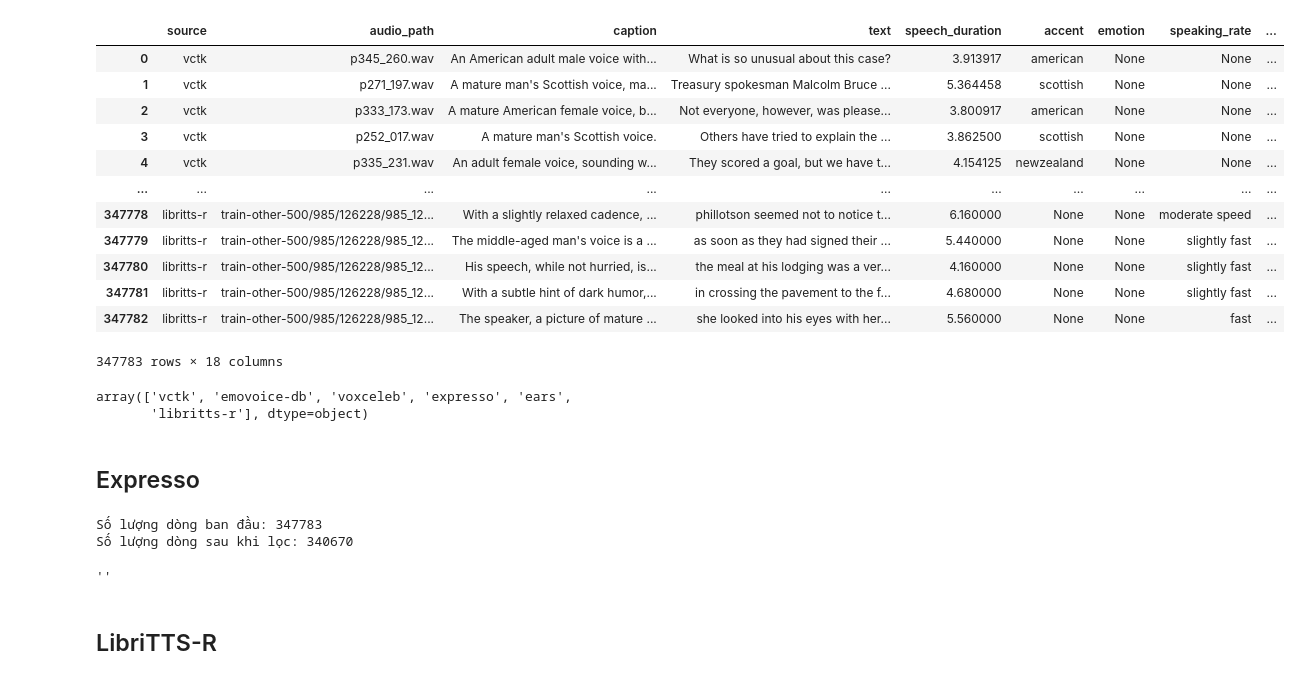
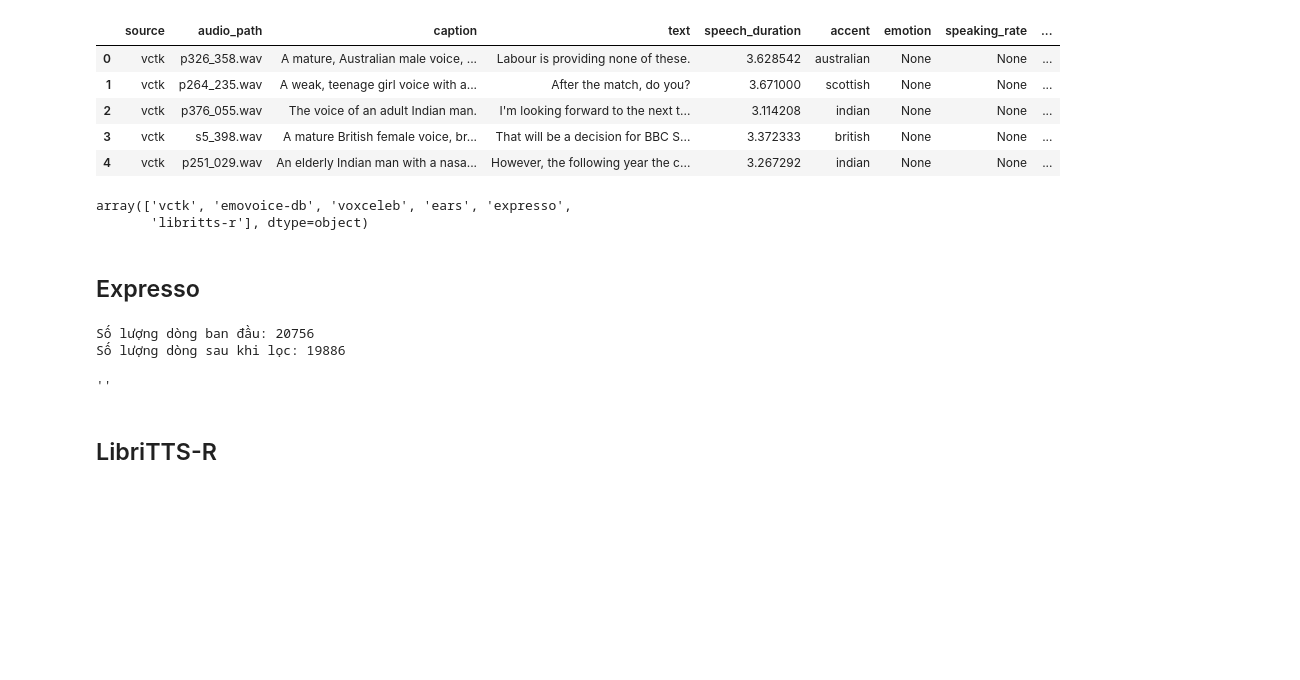
Before and after one commit to thangquang09/instruct-tts-chatterbox, a Jupyter notebook: eda.ipynb, the cells around one changed output. Saved outputs shown, nothing was run; the diff lists cells and outputs as text; code cells hidden in the pictures; blank space fills up the shorter version.

```diff
--- a/eda.ipynb
+++ b/eda.ipynb
@@ -1,28 +1,25 @@
 # %%
 from datasets import load_dataset
 
-# Login using e.g. `huggingface-cli login` to access this dataset
-ds = load_dataset("OpenSound/CapTTS-SFT")
-df = ds["train"].to_pandas()
-df
+SPLIT = "test" # ["train", "val", "test"]
+FINAL_OUPUT = f"final_data_{SPLIT}.txt"
+
+
+ds = load_dataset("OpenSound/CapTTS-SFT", split=SPLIT)
+df = ds.to_pandas()
+n_origin = len(df)
+df.head()
 # %% [output]
 |  | source | audio_path | caption | text | speech_duration | accent | emotion | speaking_rate | ... |
-| 0 | vctk | p345_260.wav | An American adult male voice with... | What is so unusual about this case? | 3.913917 | american | None | None | ... |
-| 1 | vctk | p271_197.wav | A mature man's Scottish voice, ma... | Treasury spokesman Malcolm Bruce ... | 5.364458 | scottish | None | None | ... |
-| 2 | vctk | p333_173.wav | A mature American female voice, b... | Not everyone, however, was please... | 3.800917 | american | None | None | ... |
-| 3 | vctk | p252_017.wav | A mature man's Scottish voice. | Others have tried to explain the ... | 3.862500 | scottish | None | None | ... |
-| 4 | vctk | p335_231.wav | An adult female voice, sounding w... | They scored a goal, but we have t... | 4.154125 | newzealand | None | None | ... |
-| ... | ... | ... | ... | ... | ... | ... | ... | ... | ... |
-| 347778 | libritts-r | train-other-500/985/126228/985_12... | With a slightly relaxed cadence, ... | phillotson seemed not to notice t... | 6.160000 | None | None | moderate speed | ... |
-| 347779 | libritts-r | train-other-500/985/126228/985_12... | The middle-aged man's voice is a ... | as soon as they had signed their ... | 5.440000 | None | None | slightly fast | ... |
-| 347780 | libritts-r | train-other-500/985/126228/985_12... | His speech, while not hurried, is... | the meal at his lodging was a ver... | 4.160000 | None | None | slightly fast | ... |
-| 347781 | libritts-r | train-other-500/985/126228/985_12... | With a subtle hint of dark humor,... | in crossing the pavement to the f... | 4.680000 | None | None | slightly fast | ... |
-| 347782 | libritts-r | train-other-500/985/126228/985_12... | The speaker, a picture of mature ... | she looked into his eyes with her... | 5.560000 | None | None | fast | ... |
+| 0 | vctk | p326_358.wav | A mature, Australian male voice, ... | Labour is providing none of these. | 3.628542 | australian | None | None | ... |
+| 1 | vctk | p264_235.wav | A weak, teenage girl voice with a... | After the match, do you? | 3.671000 | scottish | None | None | ... |
+| 2 | vctk | p376_055.wav | The voice of an adult Indian man. | I'm looking forward to the next t... | 3.114208 | indian | None | None | ... |
+| 3 | vctk | s5_398.wav | A mature British female voice, br... | That will be a decision for BBC S... | 3.372333 | british | None | None | ... |
+| 4 | vctk | p251_029.wav | An elderly Indian man with a nasa... | However, the following year the c... | 3.267292 | indian | None | None | ... |
-347783 rows × 18 columns
 # %%
 df["source"].unique()
 # %% [output]
-array(['vctk', 'emovoice-db', 'voxceleb', 'expresso', 'ears',
+array(['vctk', 'emovoice-db', 'voxceleb', 'ears', 'expresso',
        'libritts-r'], dtype=object)
 # %% [markdown]
 ## Expresso
@@ -55,8 +52,8 @@ print(f"Số lượng dòng ban đầu: {len(df)}")
 print(f"Số lượng dòng sau khi lọc: {len(df_clean)}")
 ""
 # %% [output]
-Số lượng dòng ban đầu: 347783
-Số lượng dòng sau khi lọc: 340670
+Số lượng dòng ban đầu: 20756
+Số lượng dòng sau khi lọc: 19886
 ''
 # %% [markdown]
 ## LibriTTS-R
```
Also changed, not shown: parts of 10 cells of this notebook, 4 other files.
